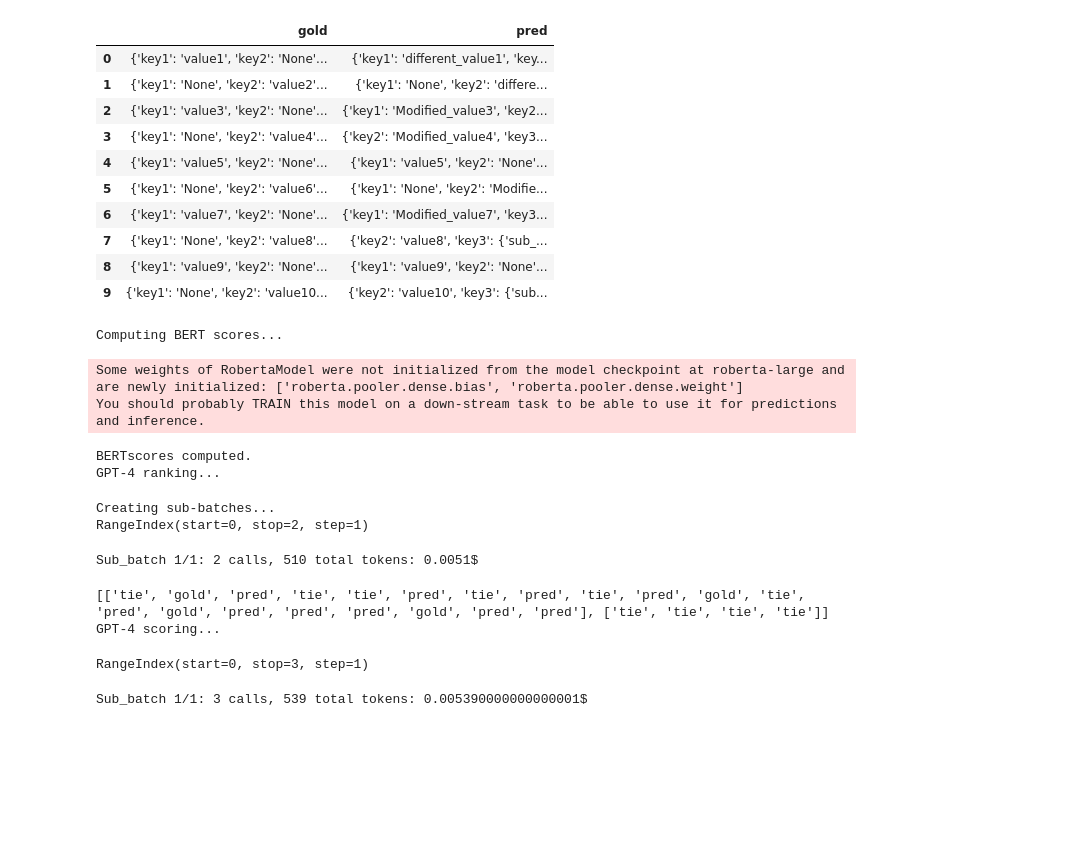
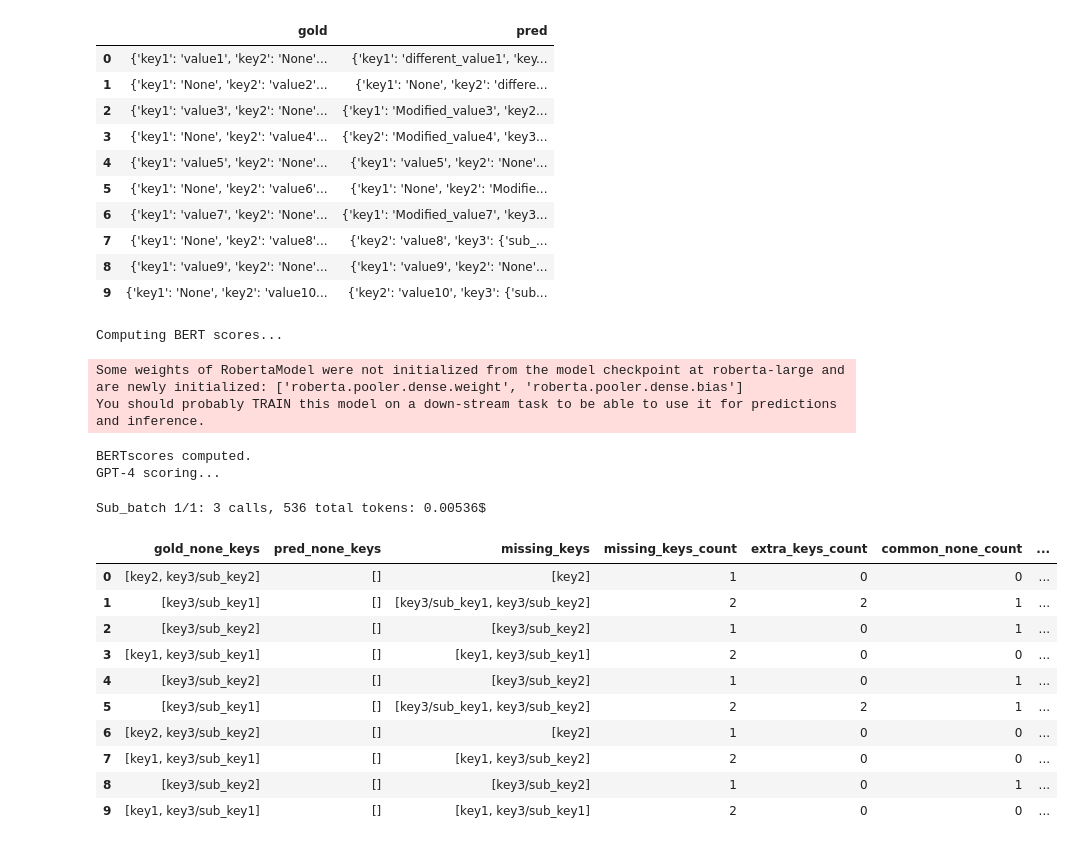
Before and after one commit to EPFL-IC-Make-Team/medinote, a Jupyter notebook: eval_tests.ipynb, the cells around one changed output. Drawn from its saved outputs; the diff is of its cells as text; code cells hidden in the pictures; blank space fills up the shorter version.

Commit message:
eval works

```diff
--- a/eval_tests.ipynb
+++ b/eval_tests.ipynb
@@ -21,20 +21,25 @@ display(eval_test_data)
 | 8 | {'key1': 'value9', 'key2': 'None'... | {'key1': 'value9', 'key2': 'None'... |
 | 9 | {'key1': 'None', 'key2': 'value10... | {'key2': 'value10', 'key3': {'sub... |
 # %%
-eval_dataset, by_keys = summary_evaluation(path, 'all')
+eval_dataset, by_keys = summary_evaluation(path)
 # %% [output]
 Computing BERT scores...
-Some weights of RobertaModel were not initialized from the model checkpoint at roberta-large and are newly initialized: ['roberta.pooler.dense.bias', 'roberta.pooler.dense.weight']
+Some weights of RobertaModel were not initialized from the model checkpoint at roberta-large and are newly initialized: ['roberta.pooler.dense.weight', 'roberta.pooler.dense.bias']
 You should probably TRAIN this model on a down-stream task to be able to use it for predictions and inference.
 BERTscores computed.
-GPT-4 ranking...
+GPT-4 scoring...
-Creating sub-batches...
-RangeIndex(start=0, stop=2, step=1)
+Sub_batch 1/1: 3 calls, 536 total tokens: 0.00536$
-Sub_batch 1/1: 2 calls, 510 total tokens: 0.0051$
-[['tie', 'gold', 'pred', 'tie', 'tie', 'pred', 'tie', 'pred', 'tie', 'pred', 'gold', 'tie', 'pred', 'gold', 'pred', 'pred', 'pred', 'gold', 'pred', 'pred'], ['tie', 'tie', 'tie', 'tie']]
-GPT-4 scoring...
-RangeIndex(start=0, stop=3, step=1)
-Sub_batch 1/1: 3 calls, 539 total tokens: 0.005390000000000001$
+|  | gold_none_keys | pred_none_keys | missing_keys | missing_keys_count | extra_keys_count | common_none_count | ... |
+| 0 | [key2, key3/sub_key2] | [] | [key2] | 1 | 0 | 0 | ... |
+| 1 | [key3/sub_key1] | [] | [key3/sub_key1, key3/sub_key2] | 2 | 2 | 1 | ... |
+| 2 | [key3/sub_key2] | [] | [key3/sub_key2] | 1 | 0 | 1 | ... |
+| 3 | [key1, key3/sub_key1] | [] | [key1, key3/sub_key1] | 2 | 0 | 0 | ... |
+| 4 | [key3/sub_key2] | [] | [key3/sub_key2] | 1 | 0 | 1 | ... |
+| 5 | [key3/sub_key1] | [] | [key3/sub_key1, key3/sub_key2] | 2 | 2 | 1 | ... |
+| 6 | [key2, key3/sub_key2] | [] | [key2] | 1 | 0 | 0 | ... |
+| 7 | [key1, key3/sub_key1] | [] | [key1, key3/sub_key2] | 2 | 0 | 0 | ... |
+| 8 | [key3/sub_key2] | [] | [key3/sub_key2] | 1 | 0 | 1 | ... |
+| 9 | [key1, key3/sub_key1] | [] | [key1, key3/sub_key1] | 2 | 0 | 0 | ... |
 # %%
 display(eval_dataset)
 display(by_keys)
```
Also changed, not shown: parts of 1 cell of this notebook, 5 other files.
